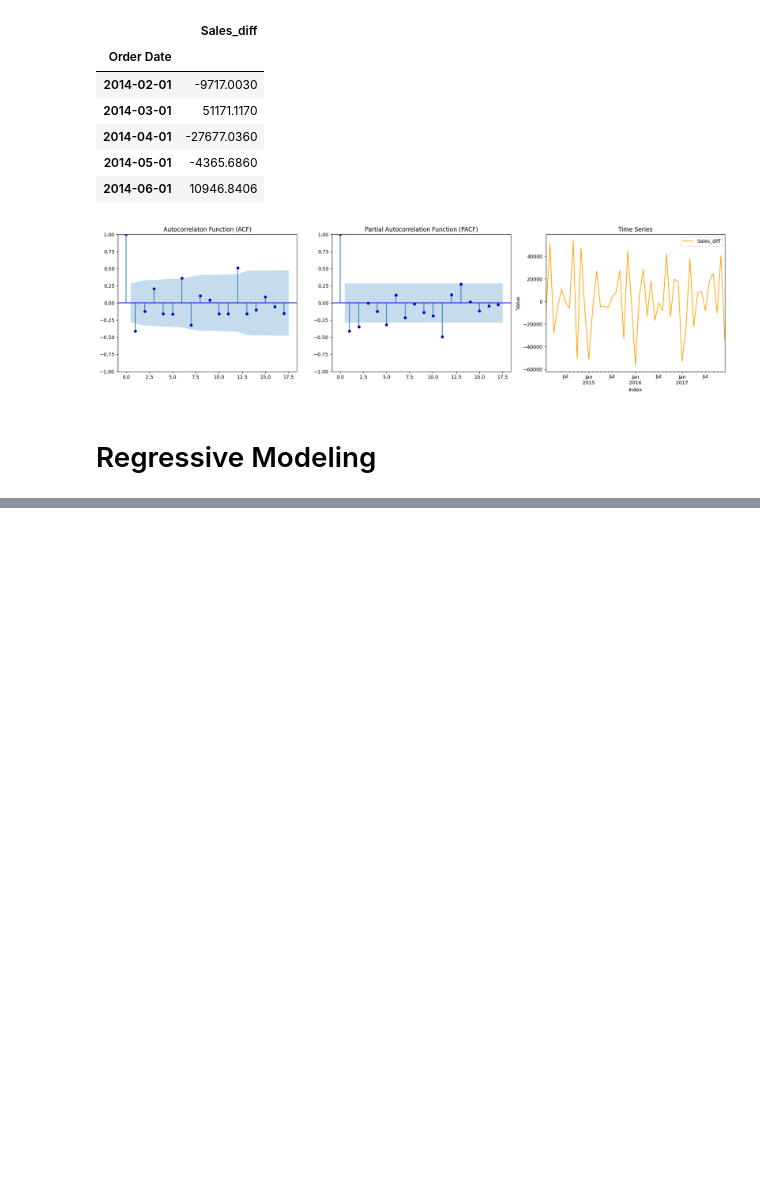
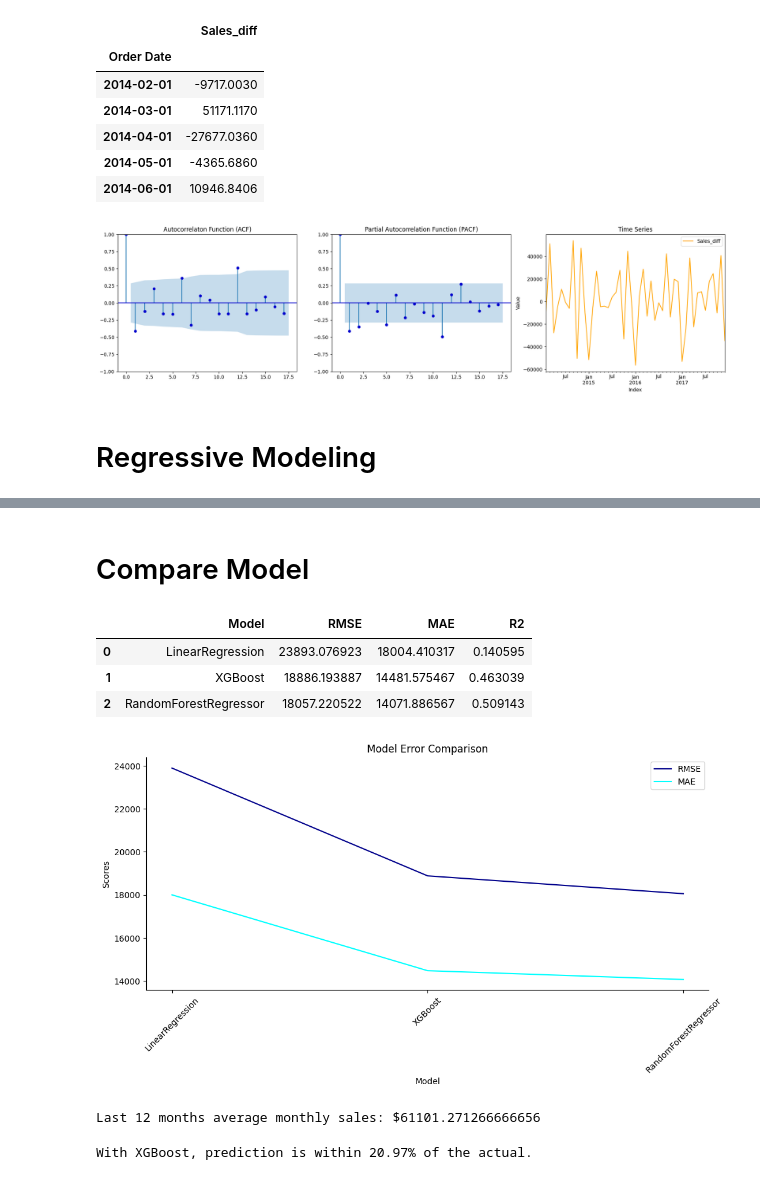
Before and after one commit to zakianazzum/superstore_sales_analysis, a Jupyter notebook: Forecast_w_LMRegression.ipynb, the cells around one changed output, grey strips where cells are left out. Cells and saved outputs as stored; diff of their text form; code cells hidden in the pictures; blank space fills up the shorter version.

```diff
--- a/Forecast_w_LMRegression.ipynb
+++ b/Forecast_w_LMRegression.ipynb
@@ -418,0 +485,15 @@ plt.show()
+# %%
+model_scores = {}
+
+def get_scores(unscale_df, origin_df, model_name):
+    """Prints the root mean squared error, mean absolute error, and r2 scores for each model. Saves all results in a model_scores dictionary for comparison """
+
+    rmse = np.sqrt(mean_squared_error(origin_df['Sales'][-12:], unscale_df.pred_value[-12:]))
+
+    mae = mean_absolute_error(origin_df['Sales'][-12:],unscale_df.pred_value[-12:])
+
+    r2 = r2_score(origin_df['Sales'][-12:], unscale_df.pred_value[-12:])
+
+    model_scores[model_name] = [rmse,mae, r2]
+
+    print(f"RMSE: {rmse}\nMAE: {mae}\nR2 Score: {r2}")
@@ -418,0 +569,50 @@ plt.show()
+# %% [markdown]
+# Compare Model
+# %%
+def create_results_df():
+	if not model_scores:
+		print("No model score found")
+		return None
+
+	results_df = pd.DataFrame.from_dict(model_scores, orient='index',
+									 columns=['RMSE', 'MAE', 'R2'])
+
+	results_df = results_df.sort_values(by='RMSE', ascending=False).reset_index()
+	results_df.rename(columns={"index": "Model"}, inplace=True)
+
+	results_df.to_csv(f'./results.csv', index=False)
+
+	fig, ax = plt.subplots(figsize=(12, 5))
+	sns.lineplot(x='Model', y='RMSE', data=results_df, ax=ax, label='RMSE', color='darkblue')
+
+	sns.lineplot(x='Model', y='MAE', data=results_df, ax=ax, label='MAE', color='cyan')
+
+	plt.xticks(rotation=45)
+	ax.set(xlabel="Model",
+		   ylabel="Scores",
+		   title='Model Error Comparison')
+	sns.despine()
+
+	plt.savefig(f'./model_output/compare_models.png')
+
+	return results_df
+
+results = create_results_df()
+results
+# %% [output]
+|  | Model | RMSE | MAE | R2 |
+| 0 | LinearRegression | 23893.076923 | 18004.410317 | 0.140595 |
+| 1 | XGBoost | 18886.193887 | 14481.575467 | 0.463039 |
+| 2 | RandomForestRegressor | 18057.220522 | 14071.886567 | 0.509143 |
+[figure, added]
+# %%
+avg_12months()
+# %% [output]
+Last 12 months average monthly sales: $61101.271266666656
+# %%
+average = 61101.271266666656
+RandomForest = results.MAE.values[2]
+percentage_off = round(RandomForest / average * 100, 2)
+print(f"With XGBoost, prediction is within {percentage_off}% of the actual.")
+# %% [output]
+With XGBoost, prediction is within 20.97% of the actual.
```
Also changed, not shown: parts of 36 cells of this notebook, 6 other files.
